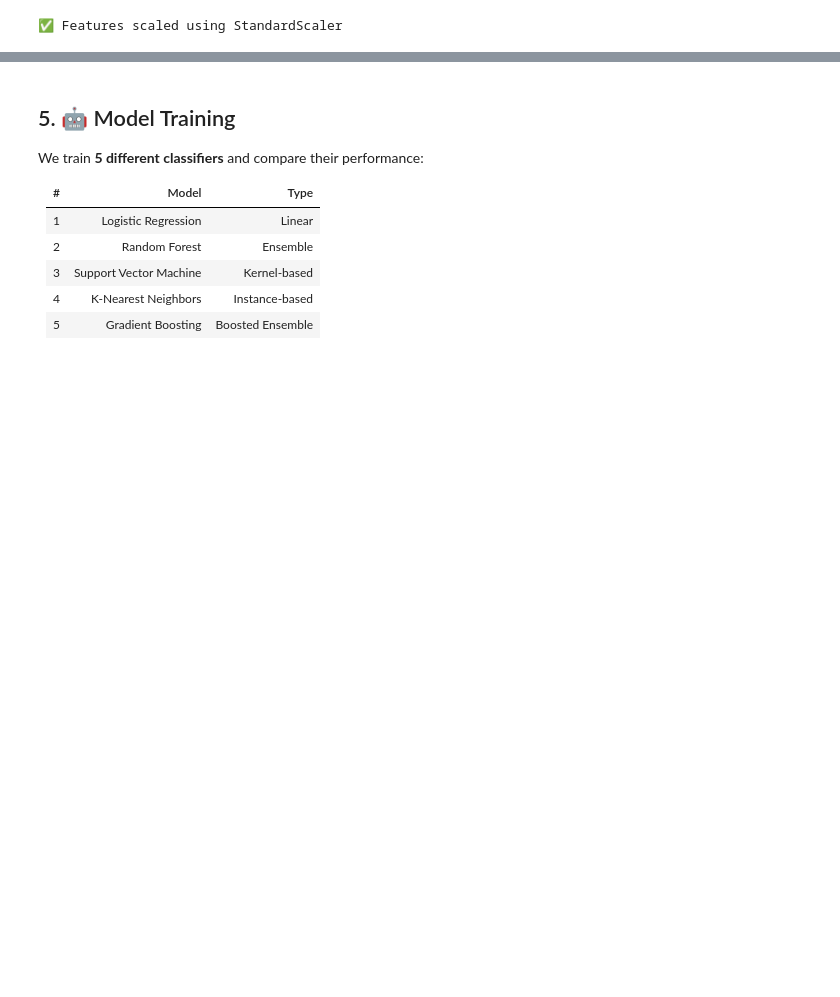
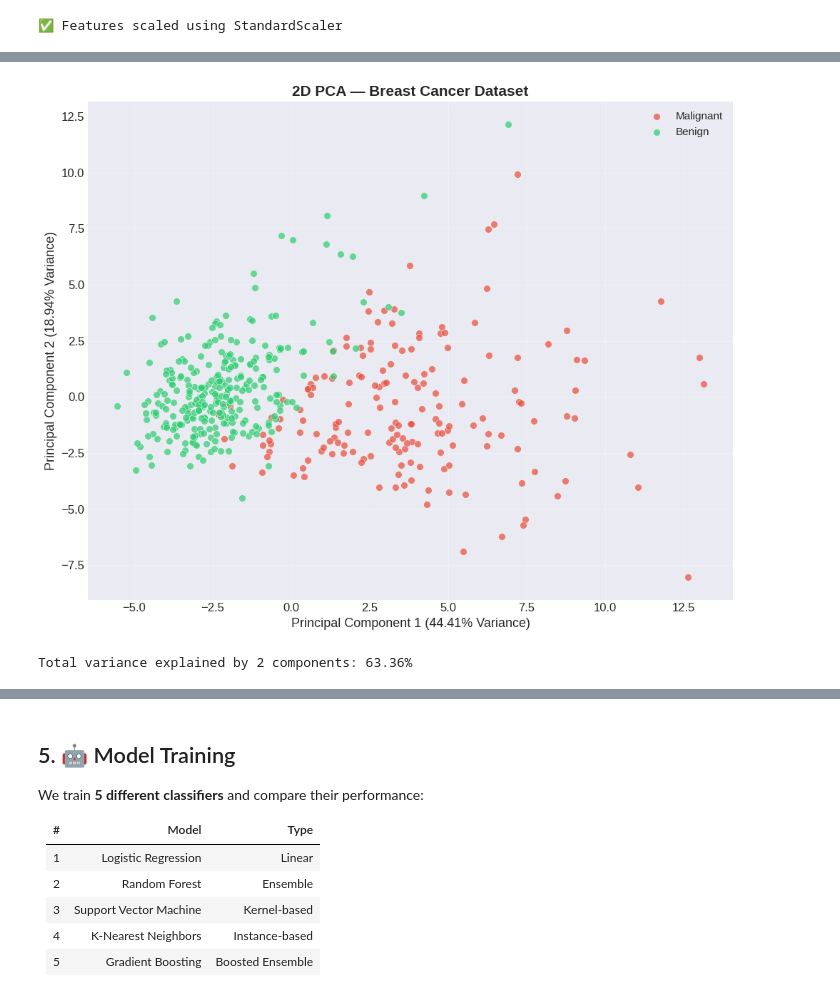
Before and after one commit to adityawork365-commits/Breast_Cancer_Prediction_Engine, a Jupyter notebook: notebooks/breast_cancer_prediction.ipynb, the cells around one changed output, grey strips where cells are left out. Drawn from its saved outputs; the diff is of its cells as text; code cells hidden in the pictures; blank space fills up the shorter version.

```diff
--- a/notebooks/breast_cancer_prediction.ipynb
+++ b/notebooks/breast_cancer_prediction.ipynb
@@ -236,0 +241,36 @@ print("✅ Features scaled using StandardScaler")
+# %%
+from sklearn.decomposition import PCA
+
+# Apply PCA to reduce dimensions to 2
+pca = PCA(n_components=2)
+X_pca = pca.fit_transform(X_train_scaled)
+
+# Create a DataFrame for visualization
+pca_df = pd.DataFrame(data = X_pca, columns = ['Principal Component 1', 'Principal Component 2'])
+pca_df['Target'] = y_train.values
+
+fig, ax = plt.subplots(figsize=(10, 8))
+targets = [0, 1]
+colors = [COLORS['malignant'], COLORS['benign']]
+labels = ['Malignant', 'Benign']
+
+for target, color, label in zip(targets, colors, labels):
+    indicesToKeep = pca_df['Target'] == target
+    ax.scatter(pca_df.loc[indicesToKeep, 'Principal Component 1'],
+               pca_df.loc[indicesToKeep, 'Principal Component 2'],
+               c=color, s=50, alpha=0.7, label=label, edgecolor='white', linewidth=0.5)
+
+ax.set_xlabel(f"Principal Component 1 ({pca.explained_variance_ratio_[0]:.2%} Variance)", fontsize=13)
+ax.set_ylabel(f"Principal Component 2 ({pca.explained_variance_ratio_[1]:.2%} Variance)", fontsize=13)
+ax.set_title('2D PCA — Breast Cancer Dataset', fontweight='bold', fontsize=15)
+ax.legend(fontsize=11)
+ax.grid(True, alpha=0.3)
+
+plt.tight_layout()
+plt.savefig('../images/pca_2d.png', dpi=150, bbox_inches='tight')
+plt.show()
+
+print(f"Total variance explained by 2 components: {sum(pca.explained_variance_ratio_):.2%}")
+# %% [output]
+[figure, added]
+Total variance explained by 2 components: 63.36%
```
Also changed, not shown: parts of 3 cells of this notebook, 4 other files.
